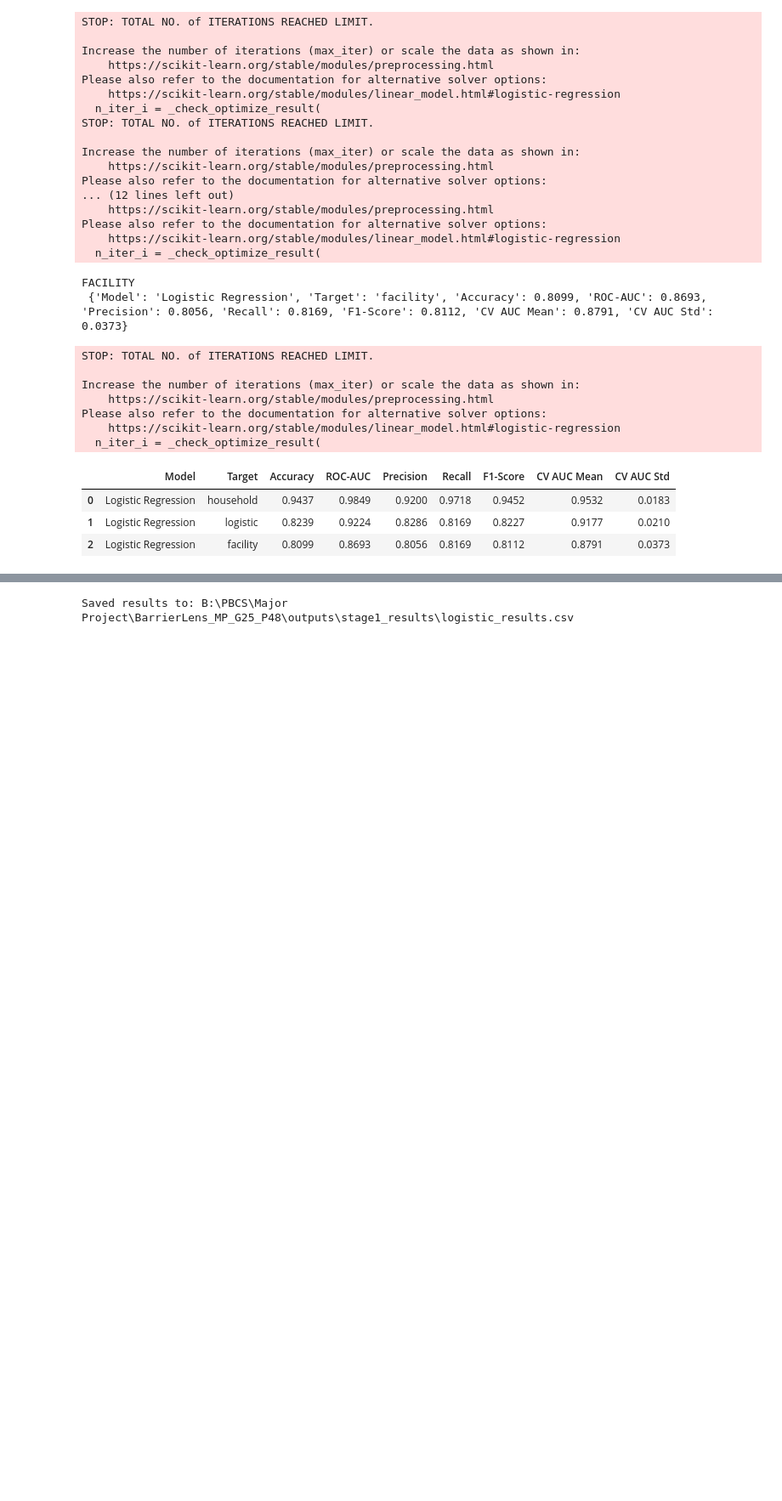
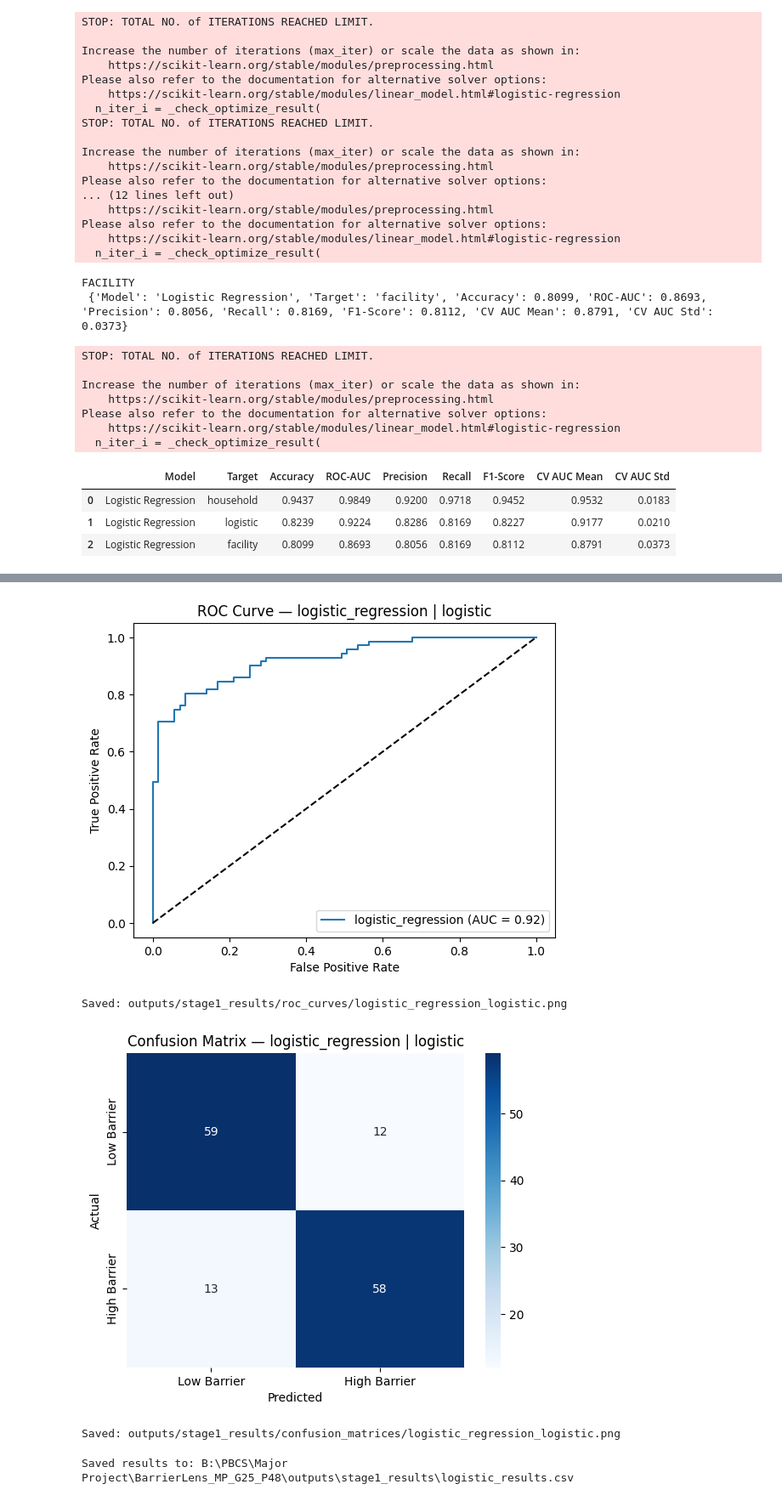
Before and after one commit to pbcs2025/BarrierLens_MP_G25_P48, a Jupyter notebook: notebooks/02_stage1_logistic.ipynb, the cells around one changed output, grey strips where cells are left out. Shown at 85% size. Saved outputs shown, nothing was run; the diff lists cells and outputs as text; code cells hidden in the pictures; blank space fills up the shorter version.

Commit message:
NFHS-5_Individual_Dataset trained model stage1

```diff
--- a/notebooks/02_stage1_logistic.ipynb
+++ b/notebooks/02_stage1_logistic.ipynb
@@ -187,3 +187,27 @@ Please also refer to the documentation for alternative solver options:
 | 0 | Logistic Regression | household | 0.9437 | 0.9849 | 0.9200 | 0.9718 | 0.9452 | 0.9532 | 0.0183 |
 | 1 | Logistic Regression | logistic | 0.8239 | 0.9224 | 0.8286 | 0.8169 | 0.8227 | 0.9177 | 0.0210 |
 | 2 | Logistic Regression | facility | 0.8099 | 0.8693 | 0.8056 | 0.8169 | 0.8112 | 0.8791 | 0.0373 |
+# %%
+import sys
+from pathlib import Path
+
+import joblib
+import pandas as pd
+
+# Make this cell runnable independently (even if prior cells were not run)
+PROJECT_ROOT = Path.cwd()
+if (PROJECT_ROOT / 'src').exists() is False:
+    PROJECT_ROOT = PROJECT_ROOT.parent
+if str(PROJECT_ROOT) not in sys.path:
+    sys.path.insert(0, str(PROJECT_ROOT))
+
+from src.preprocessing.split_scale import split_and_scale
+
+X = pd.read_csv(PROJECT_ROOT / 'data' / 'processed' / 'X_features.csv')
+y_logistic = pd.read_csv(PROJECT_ROOT / 'data' / 'processed' / 'y_logistic.csv').squeeze('columns')
+
+combo = pd.concat([X, y_logistic.rename('target_logistic')], axis=1)
+X_train, X_test, y_train, y_test, _ = split_and_scale(combo, 'target_logistic')
+
+model = joblib.load(PROJECT_ROOT / 'saved_models' / 'stage1' / 'logistic_regression_logistic.pkl')
+print('Loaded model:', PROJECT_ROOT / 'saved_models' / 'stage1' / 'logistic_regression_logistic.pkl')
@@ -189,0 +242,11 @@ Please also refer to the documentation for alternative solver options:
+# %%
+# If running in a fresh kernel, run Cell 5 first to define model/X_test/y_test and src path.
+from src.evaluation.visualise import plot_roc_curve, plot_confusion_matrix
+
+plot_roc_curve(model, X_test, y_test, "logistic_regression", "logistic")
+plot_confusion_matrix(model, X_test, y_test, "logistic_regression", "logistic")
+# %% [output]
+[figure, added]
+Saved: outputs/stage1_results/roc_curves/logistic_regression_logistic.png
+[figure, added]
+Saved: outputs/stage1_results/confusion_matrices/logistic_regression_logistic.png
```
Also changed, not shown: parts of 5 cells of this notebook, 15 other files.
